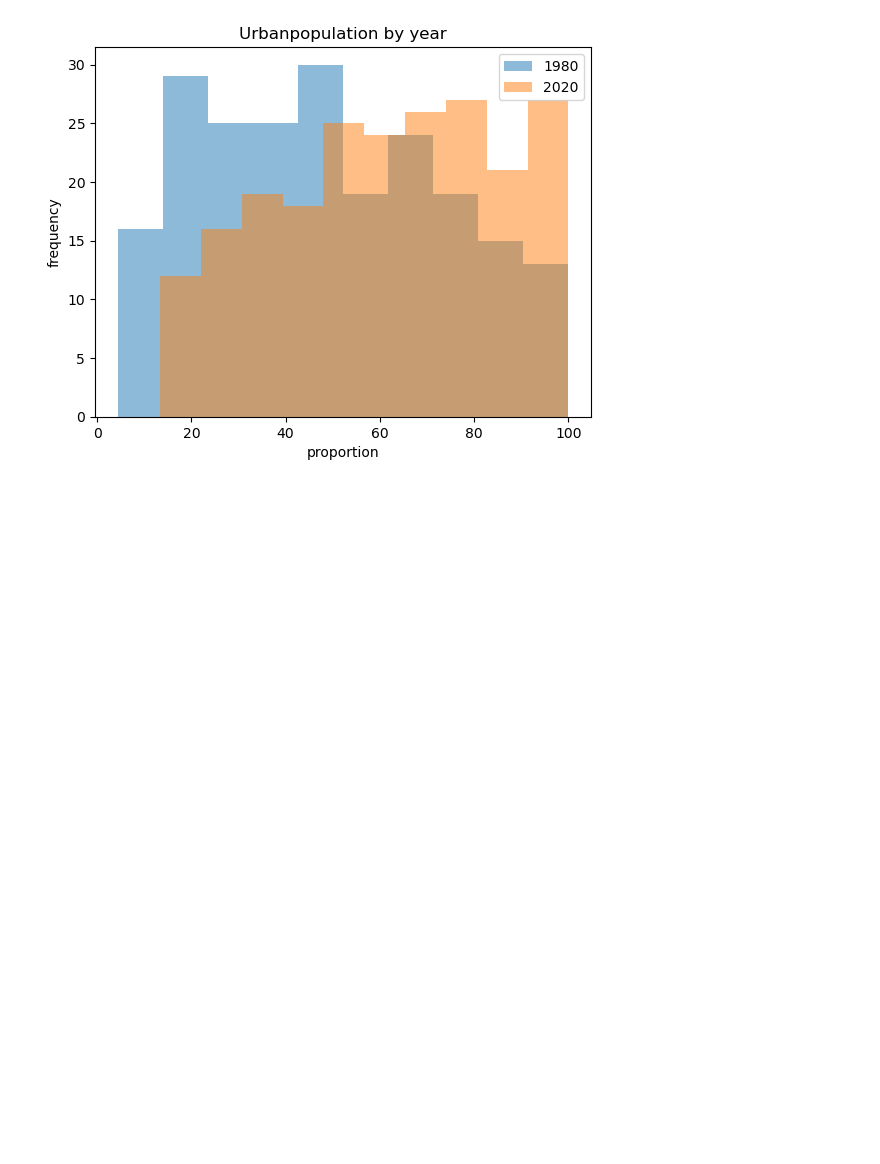
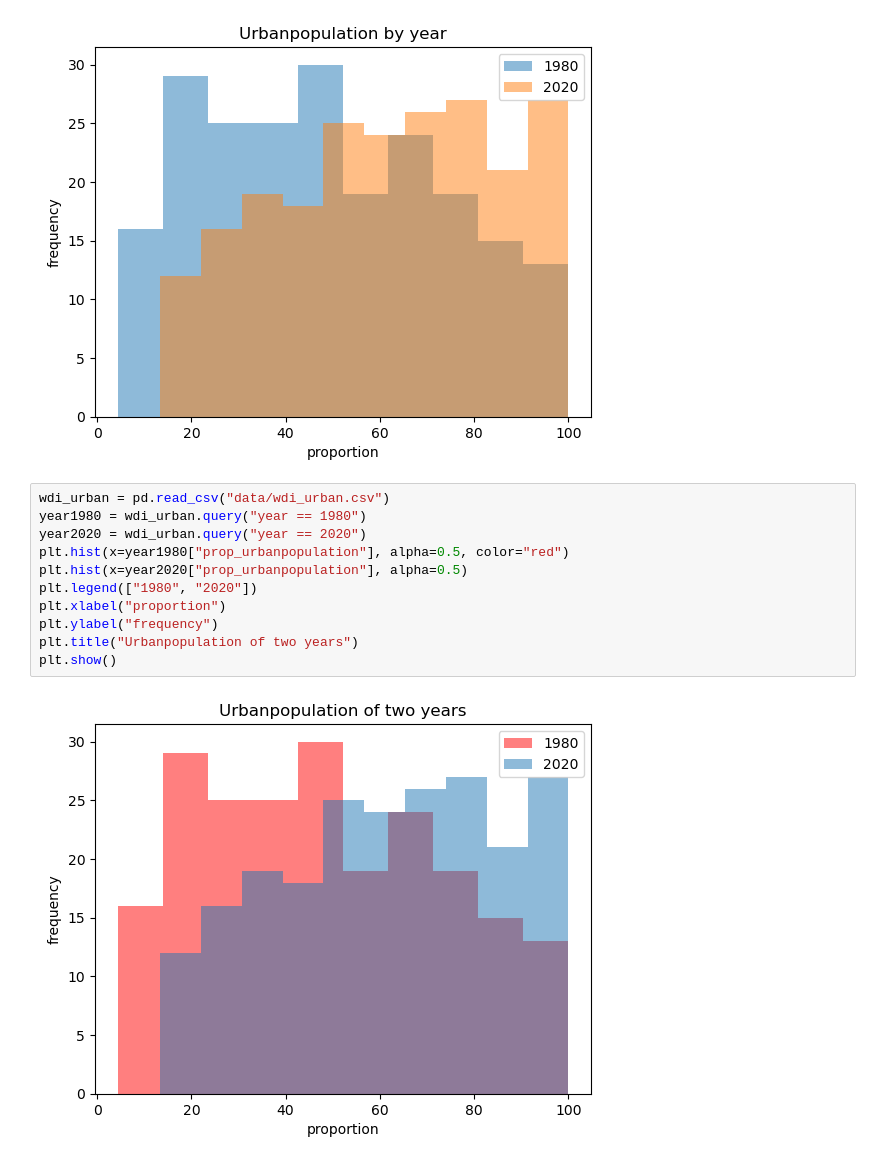
Before and after one commit to ZixuanChenLeo/qtm151_fall_2023, a Jupyter notebook: assingments/assignment6/assignment6.ipynb, the cells around one changed output. Drawn from its saved outputs; the diff is of its cells as text; blank space fills up the shorter version.

```diff
--- a/assingments/assignment6/assignment6.ipynb
+++ b/assingments/assignment6/assignment6.ipynb
@@ -193,3 +193,16 @@ plt.title("Urbanpopulation by year")
 plt.show()
 # %% [output]
 [figure]
+# %%
+wdi_urban = pd.read_csv("data/wdi_urban.csv")
+year1980 = wdi_urban.query("year == 1980")
+year2020 = wdi_urban.query("year == 2020")
+plt.hist(x=year1980["prop_urbanpopulation"], alpha=0.5, color="red")
+plt.hist(x=year2020["prop_urbanpopulation"], alpha=0.5)
+plt.legend(["1980", "2020"])
+plt.xlabel("proportion")
+plt.ylabel("frequency")
+plt.title("Urbanpopulation of two years")
+plt.show()
+# %% [output]
+[figure, added]
```
